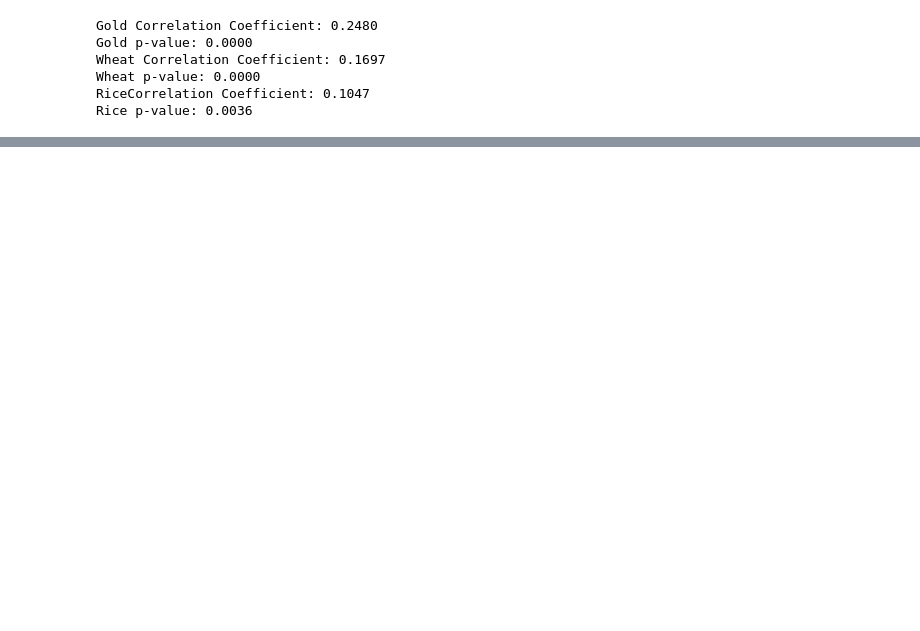
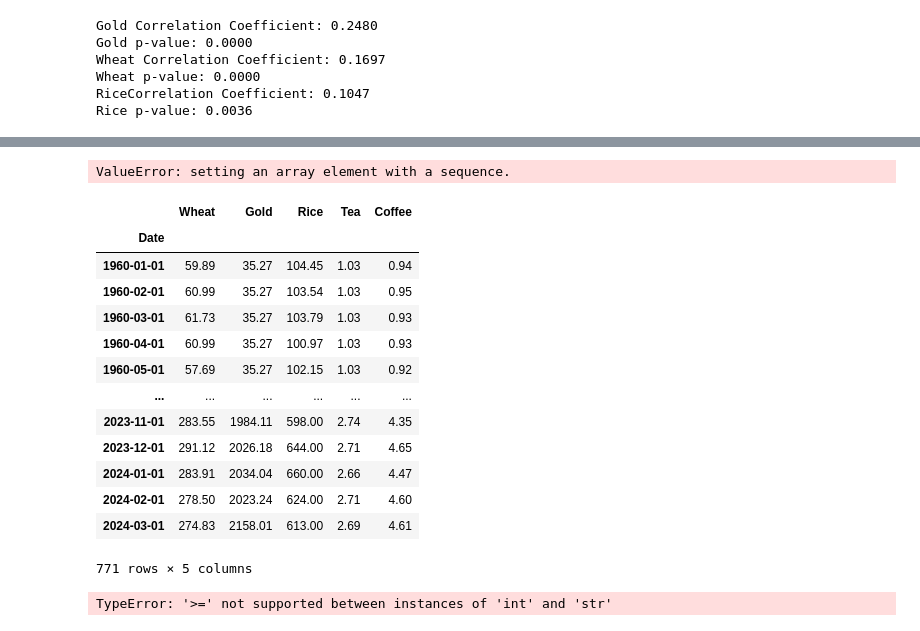
Before and after one commit to KopeckJames/github-project-discord, a Jupyter notebook: conflict data.ipynb, the cells around one changed output, grey strips where cells are left out. Cells and saved outputs as stored; diff of their text form; code cells hidden in the pictures; blank space fills up the shorter version.

```diff
--- a/conflict data.ipynb
+++ b/conflict data.ipynb
@@ -415,3 +473,81 @@ Rice p-value: 0.0036
+# %%
+import pandas as pd
+
+# Load commodity price data
+commodity_data_cafe = pd.read_csv(
+    "commodity_prices_clean.csv", usecols=["Date", "Coffee"], index_col="Date", parse_dates=True
+)
+
+# Load conflict data
+conflict_data_coffee = pd.read_csv('war_data_coffee.csv')
+
+
+def create_conflict_indicator(date, conflict_data):
+    """
+    Checks if a given date falls within any conflict period in the provided DataFrame.
+
+    Args:
+        date (datetime): The date to check for conflicts.
+        conflict_data (pandas.DataFrame): A DataFrame with columns 'Start Date' (datetime)
+            and 'End Date' (datetime) representing conflict periods.
+
+    Returns:
+        bool: True if the date falls within any conflict period, False otherwise.
+    """
+
+    # Ensure consistent datetime format
+    conflict_data['Start Date'] = pd.to_datetime(conflict_data['Start Date'], format='%Y-%m-%d')
+    conflict_data['End Date'] = pd.to_datetime(conflict_data['End Date'], format='%Y-%m-%d')
+
+    # Efficient vectorized comparison
+    return (conflict_data['Start Date'] <= date) & (conflict_data['End Date'] >= date).any()
+
+
+# Add 'conflict' column with conflict indicator (0 or 1)
+commodity_data_cafe["conflict"] = commodity_data_cafe.index.map(lambda x: create_conflict_indicator(x, conflict_data_coffee.copy())).astype(int)
+
+print(commodity_data_cafe)  # This will now show 0 or 1 in the 'conflict' column
+# %% [output]
+ValueError: setting an array element with a sequence.
+# %%
+
+
+commodity_data_coffee = pd.read_csv("commodity_prices_clean.csv", index_col="Date", parse_dates=True)
+commodity_data_coffee
+# %% [output]
+|  | Wheat | Gold | Rice | Tea | Coffee |
+| Date |  |  |  |  |  |
+| 1960-01-01 | 59.89 | 35.27 | 104.45 | 1.03 | 0.94 |
+| 1960-02-01 | 60.99 | 35.27 | 103.54 | 1.03 | 0.95 |
+| 1960-03-01 | 61.73 | 35.27 | 103.79 | 1.03 | 0.93 |
+| 1960-04-01 | 60.99 | 35.27 | 100.97 | 1.03 | 0.93 |
+| 1960-05-01 | 57.69 | 35.27 | 102.15 | 1.03 | 0.92 |
+| ... | ... | ... | ... | ... | ... |
+| 2023-11-01 | 283.55 | 1984.11 | 598.00 | 2.74 | 4.35 |
+| 2023-12-01 | 291.12 | 2026.18 | 644.00 | 2.71 | 4.65 |
+| 2024-01-01 | 283.91 | 2034.04 | 660.00 | 2.66 | 4.47 |
+| 2024-02-01 | 278.50 | 2023.24 | 624.00 | 2.71 | 4.60 |
+| 2024-03-01 | 274.83 | 2158.01 | 613.00 | 2.69 | 4.61 |
+771 rows × 5 columns
+# %%
+
+
+# Load conflict data (assuming 'start_date' and 'end_date' define conflict periods)
+conflict_data_coffee = pd.read_csv("war_data_coffee.csv")
+commodity_data_cafe = pd.read_csv('commodity_prices_date_index.csv')
+
+# Function to create conflict indicator variable
+def create_conflict_indicator(date, conflict_data_coffee):
+  for _, row in conflict_data_coffee.iterrows():
+    if (date >= row["Start Date"]) & (date <= row["End Date"]):
+      return 1
+  return 0
+
+# Apply function to create conflict indicator as a new column in commodity data
+commodity_data_cafe["conflict"] = commodity_data_cafe.index.map(lambda x: create_conflict_indicator(x, conflict_data_coffee))
+commodity_data_cafe
+# %% [output]
+TypeError: '>=' not supported between instances of 'int' and 'str'
 # %%
 # import matplotlib.pyplot as plt
 # from matplotlib.dates import YearLocator, DateFormatter
```
Also changed, not shown: parts of 9 cells of this notebook, 12 other files.
